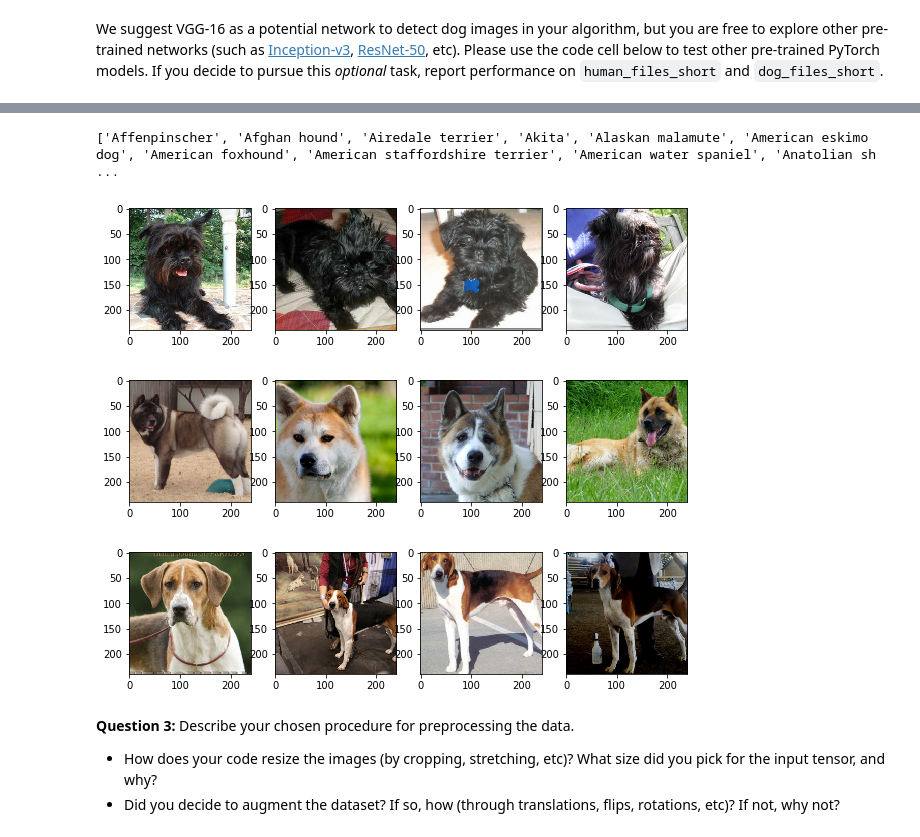
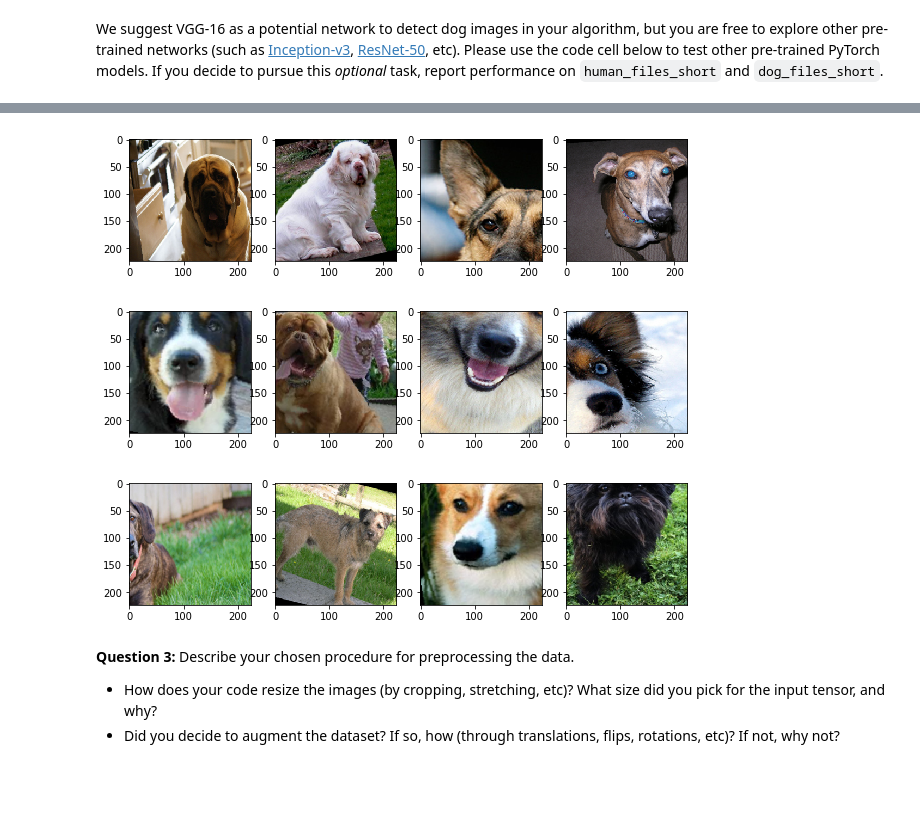
Before and after one commit to petersiemen/dog-breed-classifier, a Jupyter notebook: dog-breed-classifier/dog_app.ipynb, the cells around one changed output, grey strips where cells are left out. Saved outputs shown, nothing was run; the diff lists cells and outputs as text; code cells hidden in the pictures; blank space fills up the shorter version.

Commit message:
update transforms and learning rate

```diff
--- a/dog-breed-classifier/dog_app.ipynb
+++ b/dog-breed-classifier/dog_app.ipynb
@@ -346,7 +355,7 @@ import numpy as np
 
 num_workers = 4
 size = 255
-cropped_size = 240
+cropped_size = 224
 
 normalize = transforms.Normalize(
     mean=[0.5, 0.5, 0.5],
@@ -354,8 +363,11 @@ normalize = transforms.Normalize(
 )
 
 transform = transforms.Compose([
-    transforms.Resize(size),
-    transforms.CenterCrop(cropped_size),
+    transforms.RandomHorizontalFlip(),
+    transforms.RandomRotation(15),
+    #transforms.Resize(size),
+    #transforms.CenterCrop(cropped_size),
+    transforms.RandomResizedCrop(cropped_size),
     transforms.ToTensor(),
     normalize
 ])
@@ -373,43 +385,42 @@ validloader = torch.utils.data.DataLoader(valid_data, batch_size=64,num_workers=
 
 class_names = [item[4:].replace("_", " ") for item in train_data.classes]
 num_classes = len(class_names)
-print(class_names)
+#print(class_names)
 
 
 def show_dogs(images):
     fig, axes = plt.subplots(figsize=(10, 4), ncols=4)
     for ii in range(4):
         ax = axes[ii]
         img = images[ii] / 2 + 0.5  # unnormalize
         ax.imshow(np.transpose(img, (1, 2, 0)))  # convert from Tensor image
 
 
 data_iter = iter(trainloader)
 
 images, labels = next(data_iter)
 show_dogs(images)
 
 images, labels = next(data_iter)
 images, labels = next(data_iter)
 images, labels = next(data_iter)
 show_dogs(images)
 
 images, labels = next(data_iter)
 images, labels = next(data_iter)
 images, labels = next(data_iter)
 show_dogs(images)
 
 plt.show()
 
 loaders_scratch = dict()
 loaders_scratch['train'] = trainloader
 loaders_scratch['test'] = testloader
 loaders_scratch['valid'] = validloader
 # %% [output]
-['Affenpinscher', 'Afghan hound', 'Airedale terrier', 'Akita', 'Alaskan malamute', 'American eskimo dog', 'American foxhound', 'American staffordshire terrier', 'American water spaniel', 'Anatolian sh ...
-[figure, old version]
+[figure, new version]
-[figure, old version]
+[figure, new version]
-[figure, old version]
+[figure, new version]
 # %% [markdown]
 **Question 3:** Describe your chosen procedure for preprocessing the data.
 - How does your code resize the images (by cropping, stretching, etc)?  What size did you pick for the input tensor, and why?
```
Also changed, not shown: parts of 10 cells of this notebook, 1 other file.
